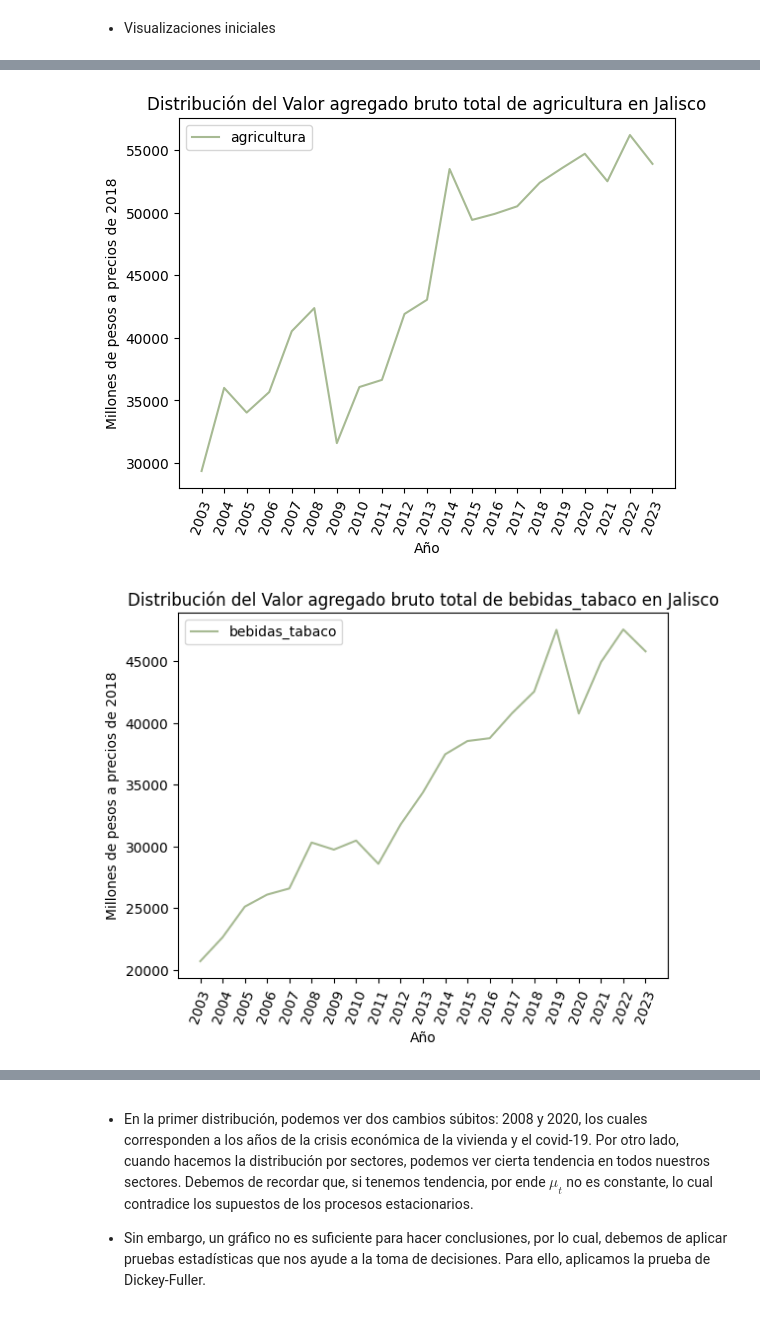
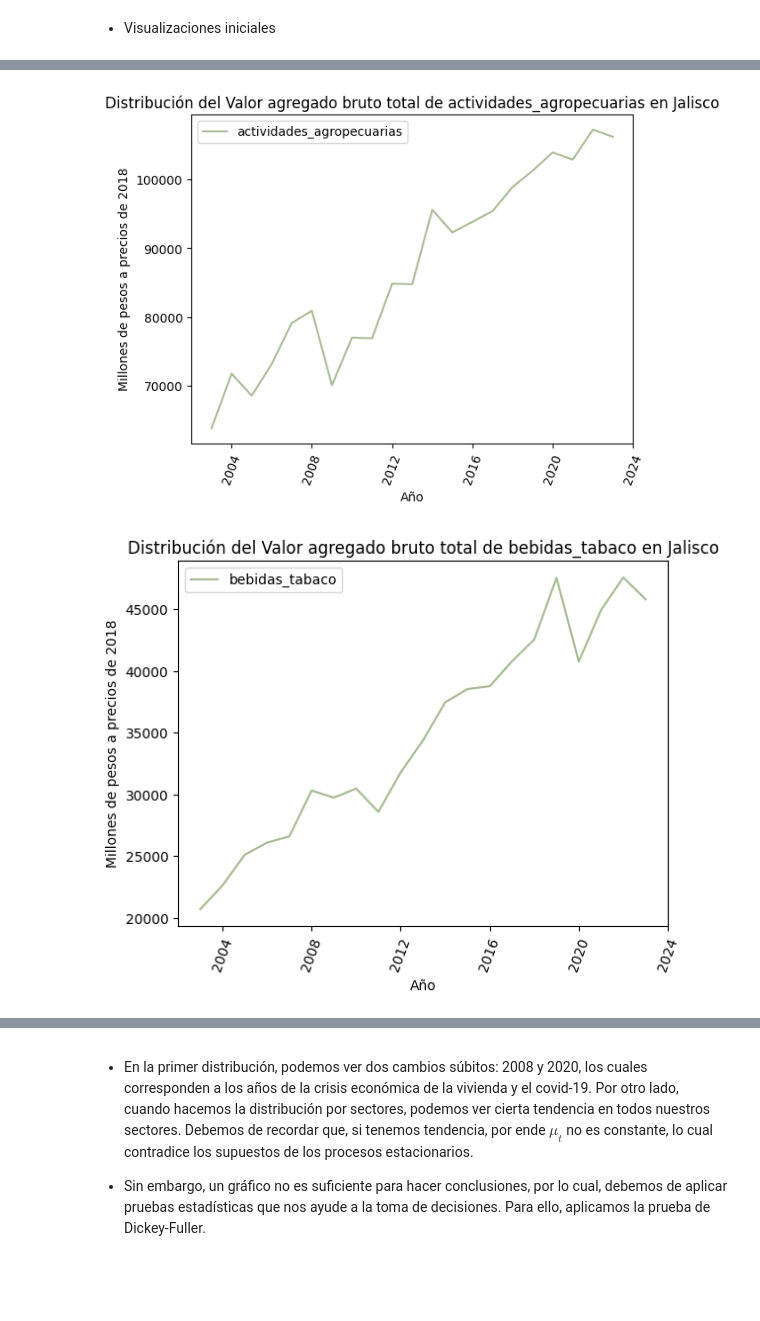
Before and after one commit to itzeltgc/Time-series-analysis, a Jupyter notebook: notebooks/project.ipynb, the cells around one changed output, grey strips where cells are left out. Drawn from its saved outputs; the diff is of its cells as text; code cells hidden in the pictures; blank space fills up the shorter version.

```diff
--- a/notebooks/project.ipynb
+++ b/notebooks/project.ipynb
@@ -202,13 +142,14 @@ Index(['Año',
 # %%
 data_filtrada.rename(columns = {
     'Millones de pesos a precios de 2018|B.1bV---Valor agregado bruto|Actividad económica total  <C1>': 'Valor_agregado_bruto_total',
-    "Millones de pesos a precios de 2018|B.1bV---Valor agregado bruto|Actividad económica total  |Actividades primarias|11---Agricultura, cría y explotación de animales, aprovechamiento forestal, pesca y caza|111---Agricultura<C1>": 'agricultura',
+    'Millones de pesos a precios de 2018|B.1bV---Valor agregado bruto|Actividad económica total  |Actividades primarias<C1>': 'actividades_agropecuarias',
     "Millones de pesos a precios de 2018|B.1bV---Valor agregado bruto|Actividad económica total  |Actividades secundarias|31-33---Industrias manufactureras|312---Industria de las bebidas y del tabaco<C1>": 'bebidas_tabaco',
-    "Millones de pesos a precios de 2018|B.1bV---Valor agregado bruto|Actividad económica total  |Actividades terciarias|53---Servicios inmobiliarios y de alquiler de bienes muebles e intangibles<C1>": 'sector_inmobiliario',
-    "Millones de pesos a precios de 2018|B.1bV---Valor agregado bruto|Actividad económica total  |Actividades terciarias|54---Servicios profesionales, científicos y técnicos<C1>": "sector_cientifico"
+    "Millones de pesos a precios de 2018|B.1bV---Valor agregado bruto|Actividad económica total  |Actividades secundarias|31-33---Industrias manufactureras|333-336---Fabricación de maquinaria y equipo; Fabricación de equipo de computación, comunicación, medición y de otros equipos, componentes y accesorios electrónicos; Fabricación de accesorios, aparatos eléctricos y equipo de generación de energía eléctrica; Fabricación de equipo de transporte<C1>": "maquinaria",
 }, inplace = True)
 # %% [output]
 A value is trying to be set on a copy of a slice from a DataFrame
 
 See the caveats in the documentation: https://pandas.pydata.org/pandas-docs/stable/user_guide/indexing.html#returning-a-view-versus-a-copy
   data_filtrada.rename(columns = {
+# %%
+data_filtrada["Año"] = pd.to_datetime(data_filtrada["Año"], format = '%Y')
@@ -215,4 +183,6 @@ See the caveats in the documentation: https://pandas.pydata.org/pandas-docs/stab
 # %%
-cols = ["Año",'Valor_agregado_bruto_total', 'agricultura', 'bebidas_tabaco', 'sector_inmobiliario', 'sector_cientifico']
-data_filtrada[cols]
+cols_numeric = ['Valor_agregado_bruto_total', 'actividades_agropecuarias', 'bebidas_tabaco', 'maquinaria']
+
+for c in cols_numeric:
+    data_filtrada[c] = pd.to_numeric(data_filtrada[c], errors='coerce')
 # %% [output]
@@ -236,2 +194,4 @@ data_filtrada[cols]
 # %%
-df_mm = data_filtrada.copy()
+cols = ['Año'] + cols_numeric
+df_mm = data_filtrada[cols].copy()
+df_mm
@@ -252,16 +273,14 @@ plt.show();
 # %%
-sector = ["agricultura", "bebidas_tabaco", "sector_inmobiliario", "sector_cientifico"]
+sector = ["actividades_agropecuarias", "bebidas_tabaco", 'maquinaria']
 
 for sec in sector:
     sns.lineplot(data = df_mm, x = "Año", y = sec, color = "#a7ba93", label = sec)
-    #sns.lineplot(data = df_mm, x = "Año", y = "bebidas_tabaco", color = "#f9b97f", label = "Bebidas y tabaco")
-    #sns.lineplot(data = df_mm, x = "Año", y = "sector_inmobiliario", color = "#fbdbbf", label = "Sector inmobiliario")
-    #sns.lineplot(data = df_mm, x = "Año", y = "sector_cientifico", color = "#a7ba93", label = "Sector científico y técnico")
     plt.xlabel("Año")
     plt.ylabel("Millones de pesos a precios de 2018")
     plt.title(f"Distribución del Valor agregado bruto total de {sec} en Jalisco")
     plt.xticks(rotation = 70)
+    plt.savefig(f"Distribución del Valor agregado bruto total de {sec} en Jalisco.png")
     plt.show();
 # %% [output]
-[figure, old version]
+[figure, new version]
-[figure, old version]
+[figure, new version]
```
Also changed, not shown: parts of 101 cells of this notebook, 21 other files.
